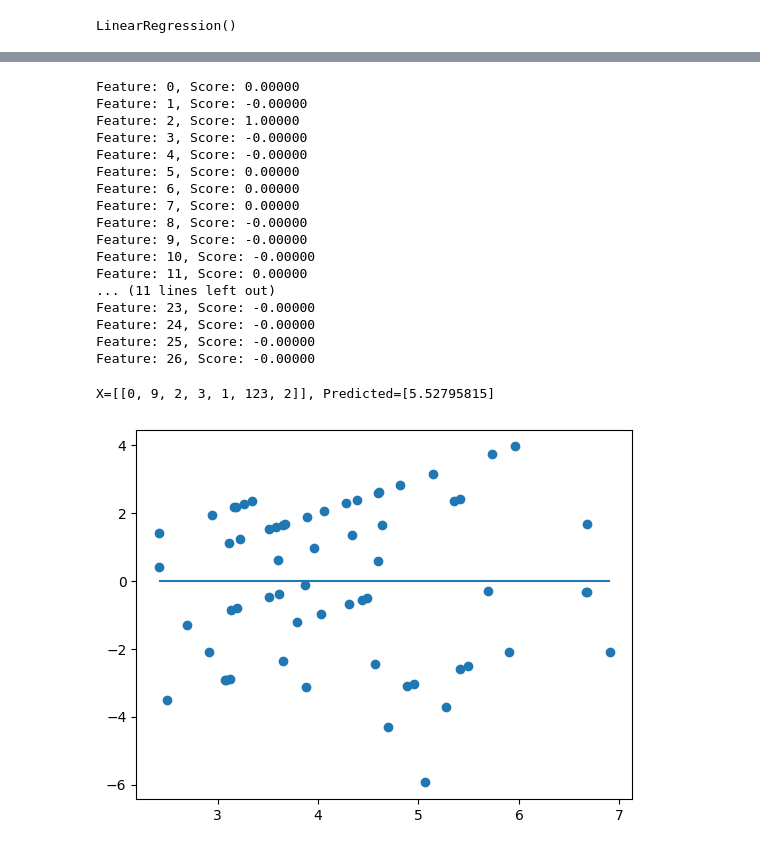
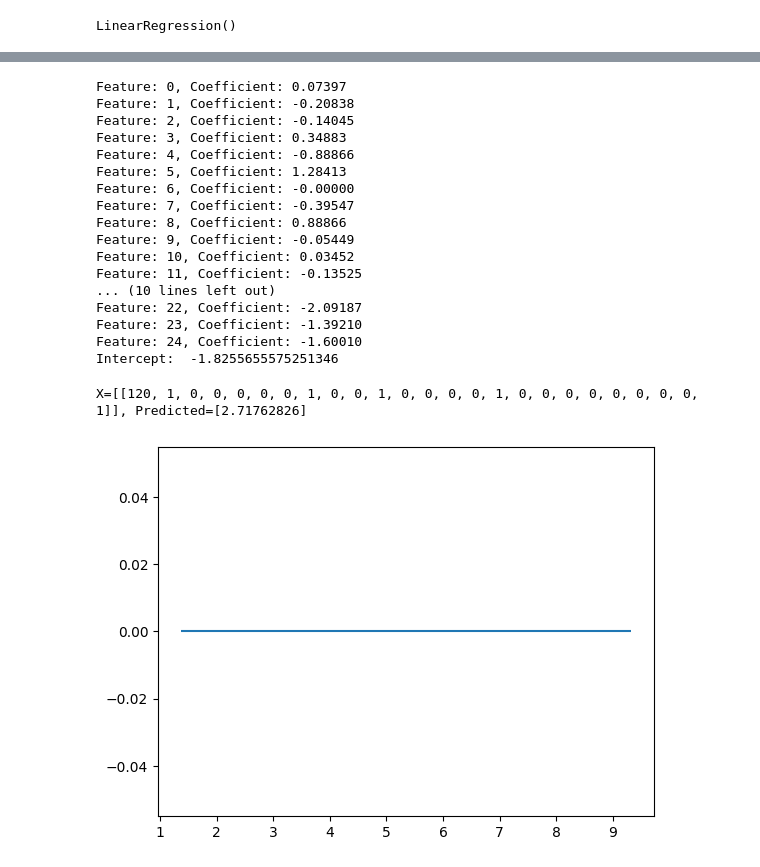
Before and after one commit to GMyers95/Off_to_the_Races, a Jupyter notebook: Train_Predict_updated_new.ipynb, the cells around one changed output, grey strips where cells are left out. Drawn from its saved outputs; the diff is of its cells as text; code cells hidden in the pictures.

Commit message:
updated model

```diff
--- a/Train_Predict_updated 7.19.39 PM.ipynb
+++ b/Train_Predict_updated_new.ipynb
@@ -97,3 +96,0 @@ data_dummies
-# %%
-data_dummies["weight_carried"] = (data_dummies["weight_carried"] - data_dummies["weight_carried"].min() / data_dummies["weight_carried"].max() - data_dummies["weight_carried"].min())
-data_dummies
@@ -113,0 +97,3 @@ data_dummies
+# %%
+dummies_dropped = data_dummies.drop(columns=['position_at_finish'])
+dummies_dropped
@@ -114,6 +114,6 @@ data_dummies
 # %%
-X = data_dummies.values[:, :27]
-y = data_dummies.values[:, 2]
+X = dummies_dropped.values[:, :25]
+y = data_dummies.values[:, 1]
 # %%
 print(y)
 # %% [output]
@@ -140,5 +133,3 @@ print(X)
-# %%
-X = (X - X.min() / (X.max() - X.min()))
 # %%
 for i in range(5):
     print('X =', X[i], ', y =', y[i])
@@ -190,27 +174,32 @@ model.score(X_test, y_test)
 # %%
 # get importance
 importance = model.coef_
+intercept = model.intercept_
 # summarize feature importance
 for i,v in enumerate(importance):
- print('Feature: %0d, Score: %.5f' % (i,v))
+ print('Feature: %0d, Coefficient: %.5f' % (i,v))
+
+print('Intercept: ', intercept)
+
+
 # plot feature importance
 # plt.bar([x for x in range(len(importance))], importance)
 # plt.show()
 # %% [output]
-Feature: 0, Score: 0.00000
-Feature: 1, Score: -0.00000
-Feature: 2, Score: 1.00000
-Feature: 3, Score: -0.00000
-Feature: 4, Score: -0.00000
-Feature: 5, Score: 0.00000
-Feature: 6, Score: 0.00000
-Feature: 7, Score: 0.00000
-Feature: 8, Score: -0.00000
-Feature: 9, Score: -0.00000
-Feature: 10, Score: -0.00000
-Feature: 11, Score: 0.00000
-... (11 lines left out)
-Feature: 23, Score: -0.00000
-Feature: 24, Score: -0.00000
-Feature: 25, Score: -0.00000
-Feature: 26, Score: -0.00000
+Feature: 0, Coefficient: 0.07397
+Feature: 1, Coefficient: -0.20838
+Feature: 2, Coefficient: -0.14045
+Feature: 3, Coefficient: 0.34883
+Feature: 4, Coefficient: -0.88866
+Feature: 5, Coefficient: 1.28413
+Feature: 6, Coefficient: -0.00000
+Feature: 7, Coefficient: -0.39547
+Feature: 8, Coefficient: 0.88866
+Feature: 9, Coefficient: -0.05449
+Feature: 10, Coefficient: 0.03452
+Feature: 11, Coefficient: -0.13525
+... (10 lines left out)
+Feature: 22, Coefficient: -2.09187
+Feature: 23, Coefficient: -1.39210
+Feature: 24, Coefficient: -1.60010
+Intercept:  -1.8255655575251346
@@ -217,7 +211,7 @@ Feature: 26, Score: -0.00000
 # %%
-Xnew = [[0, 9, 2, 3, 1, 123, 2]]
+Xnew = [[120, 1, 0, 0, 0, 0, 0, 1, 0, 0, 1, 0, 0, 0, 0, 1, 0, 0, 0, 0, 0, 0, 0, 0, 1]]
 # make a prediction
 ynew = model.predict(Xnew)
 print("X=%s, Predicted=%s" % (Xnew, ynew))
 # %% [output]
-X=[[0, 9, 2, 3, 1, 123, 2]], Predicted=[5.52795815]
+X=[[120, 1, 0, 0, 0, 0, 0, 1, 0, 0, 1, 0, 0, 0, 0, 1, 0, 0, 0, 0, 0, 0, 0, 0, 1]], Predicted=[2.71762826]
@@ -224,8 +221,8 @@ X=[[0, 9, 2, 3, 1, 123, 2]], Predicted=[5.52795815]
 # %%
-# predictions = model.predict(X)
-# # Plot Residuals
-# # plt.scatter(predictions, predictions - y)
-# plt.hlines(y=0, xmin=predictions.min(), xmax=predictions.max())
-# plt.show()
+predictions = model.predict(X)
+# Plot Residuals
+plt.scatter(predictions, predictions - y)
+plt.hlines(y=0, xmin=predictions.min(), xmax=predictions.max())
+plt.show()
 # %% [output]
-[figure, old version]
+[figure, new version]
```
Also changed, not shown: parts of 13 cells of this notebook, 1 other file.
